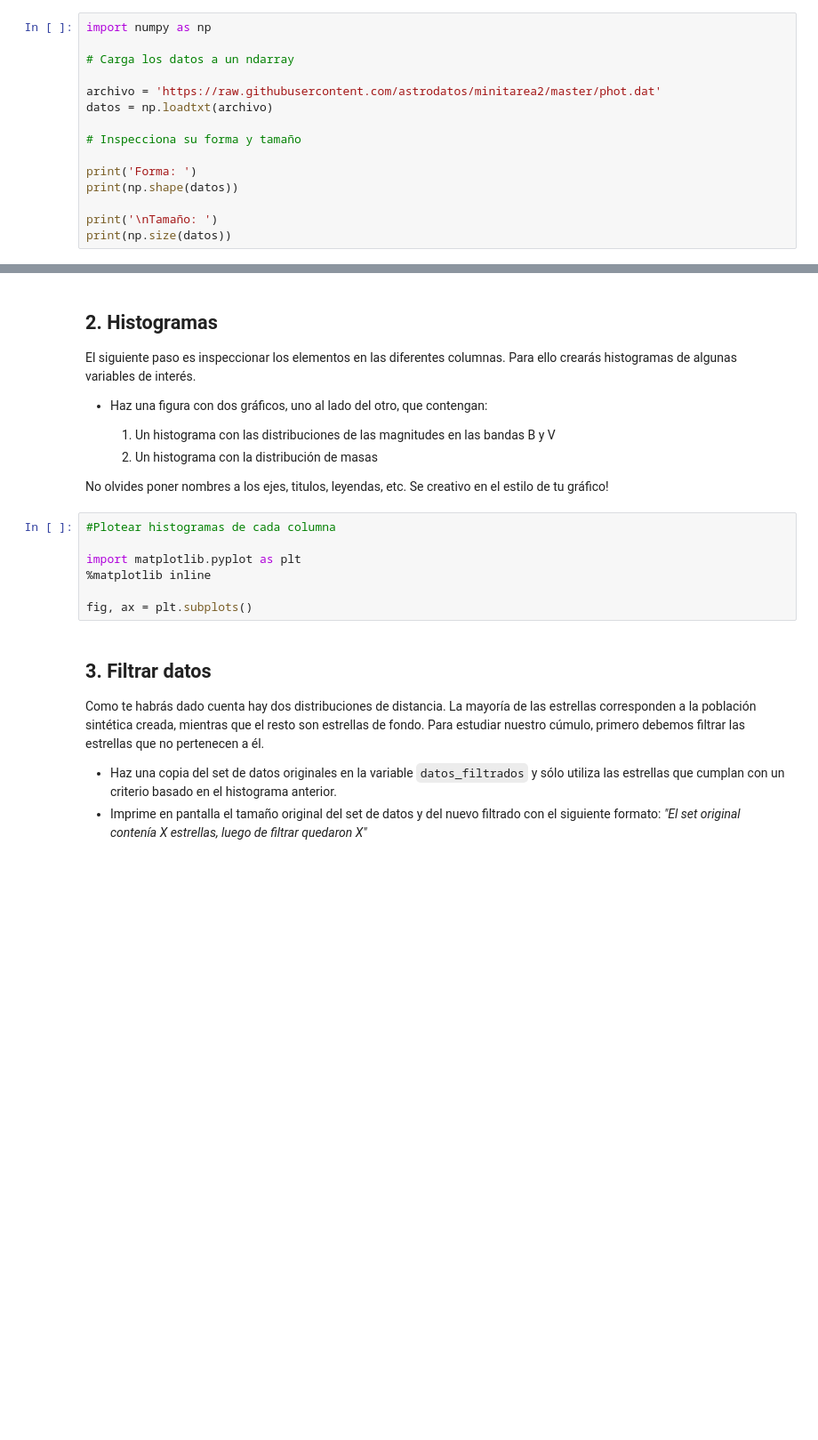
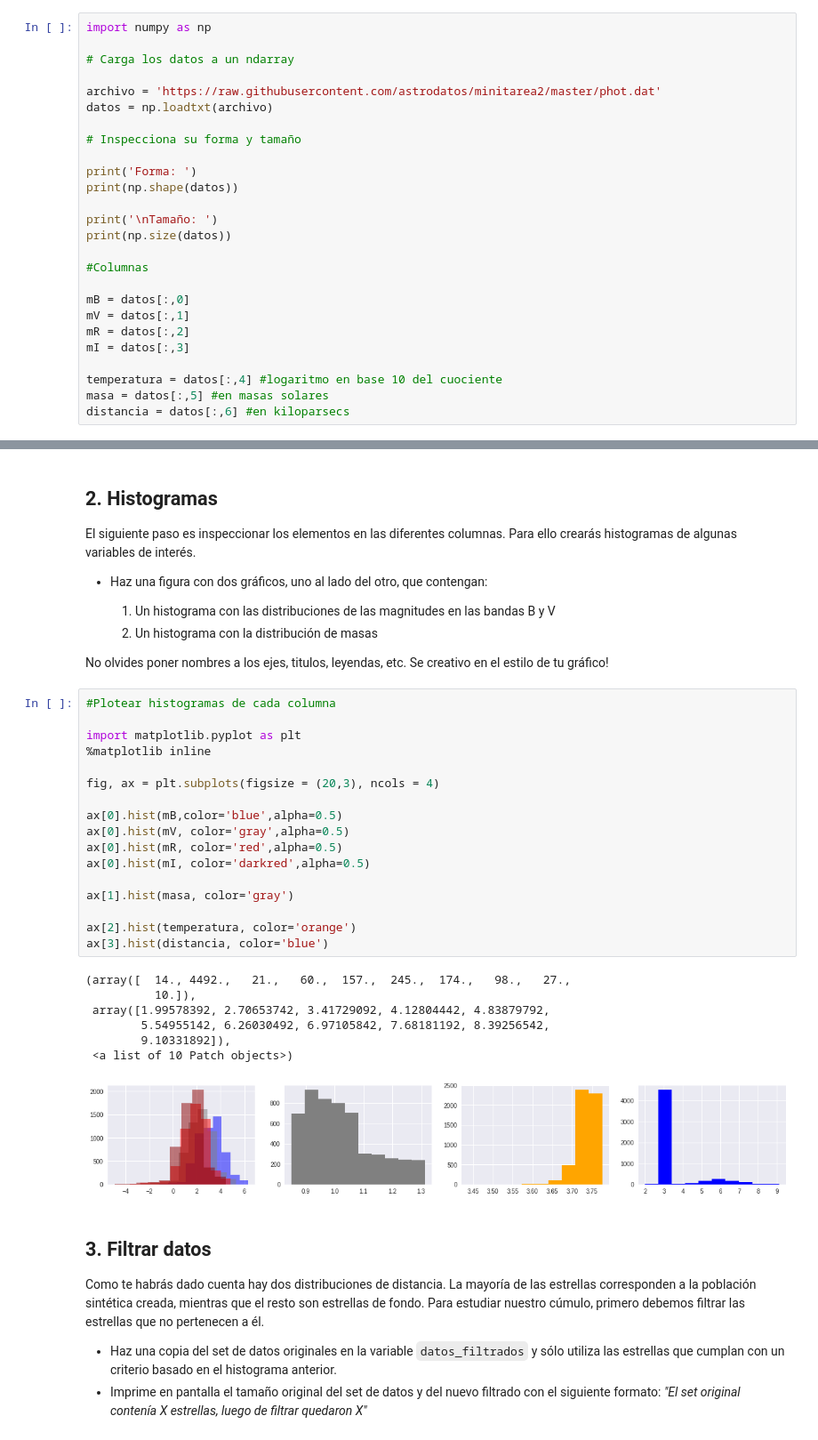
Before and after one commit to DiegoRomanCortes/minitarea2, a Jupyter notebook: minitarea2.ipynb, the cells around one changed output, grey strips where cells are left out. Shown at 89% size. Saved outputs shown, nothing was run; the diff lists cells and outputs as text; blank space fills up the shorter version.

Commit message:
A excepcion del hist2d del final, la minitarea está lista. Falta revisar y comentar

```diff
--- a/minitarea2.ipynb
+++ b/minitarea2.ipynb
@@ -50,6 +50,17 @@ print(np.shape(datos))
 
 print('\nTamaño: ')
 print(np.size(datos))
+
+#Columnas
+
+mB = datos[:,0]
+mV = datos[:,1]
+mR = datos[:,2]
+mI = datos[:,3]
+
+temperatura = datos[:,4] #logaritmo en base 10 del cuociente
+masa = datos[:,5] #en masas solares
+distancia = datos[:,6] #en kiloparsecs
 # %% [output]
 Forma:
 (5298, 7)
@@ -67,13 +78,31 @@ El siguiente paso es inspeccionar los elementos en las diferentes columnas. Para
     2. Un histograma con la distribución de masas
 
 No olvides poner nombres a los ejes, titulos, leyendas, etc. Se creativo en el estilo de tu gráfico!
-# %%
-#Plotear histogramas de cada columna
-
-import matplotlib.pyplot as plt
-%matplotlib inline
-
-fig, ax = plt.subplots()
+# %%
+#Plotear histogramas de cada columna
+
+import matplotlib.pyplot as plt
+%matplotlib inline
+
+fig, ax = plt.subplots(figsize = (20,3), ncols = 4)
+
+ax[0].hist(mB,color='blue',alpha=0.5)
+ax[0].hist(mV, color='gray',alpha=0.5)
+ax[0].hist(mR, color='red',alpha=0.5)
+ax[0].hist(mI, color='darkred',alpha=0.5)
+
+ax[1].hist(masa, color='gray')
+
+ax[2].hist(temperatura, color='orange')
+ax[3].hist(distancia, color='blue')
+# %% [output]
+(array([  14., 4492.,   21.,   60.,  157.,  245.,  174.,   98.,   27.,
+          10.]),
+ array([1.99578392, 2.70653742, 3.41729092, 4.12804442, 4.83879792,
+        5.54955142, 6.26030492, 6.97105842, 7.68181192, 8.39256542,
+        9.10331892]),
+ <a list of 10 Patch objects>)
+[figure, added]
 # %% [markdown]
 ## 3. Filtrar datos
 
```
Also changed, not shown: parts of 7 cells of this notebook.
